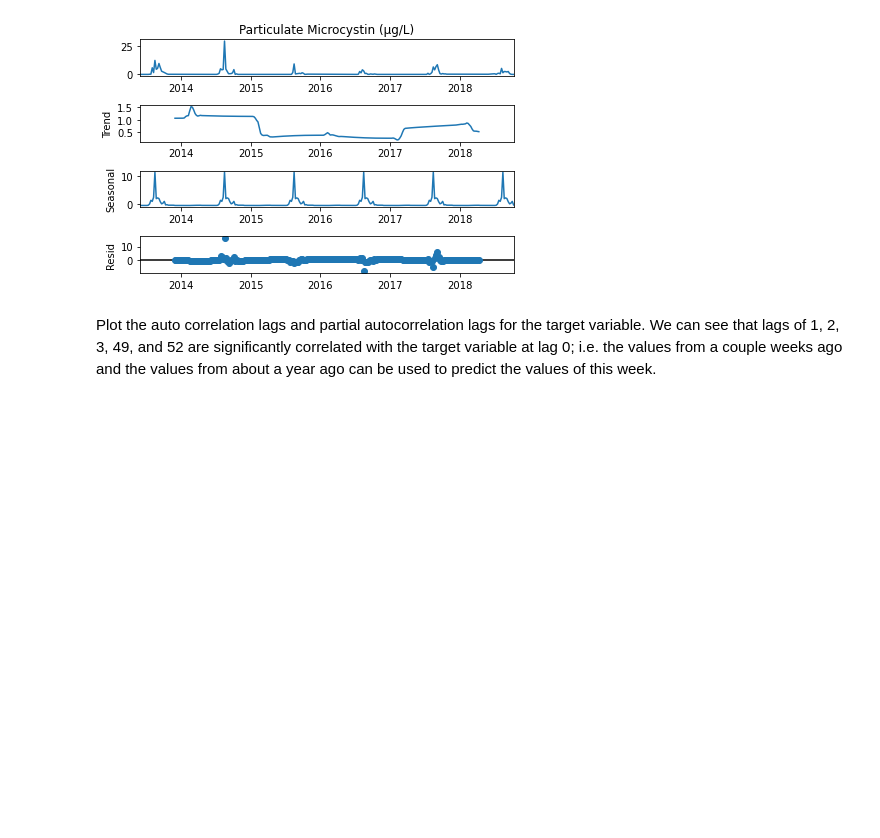
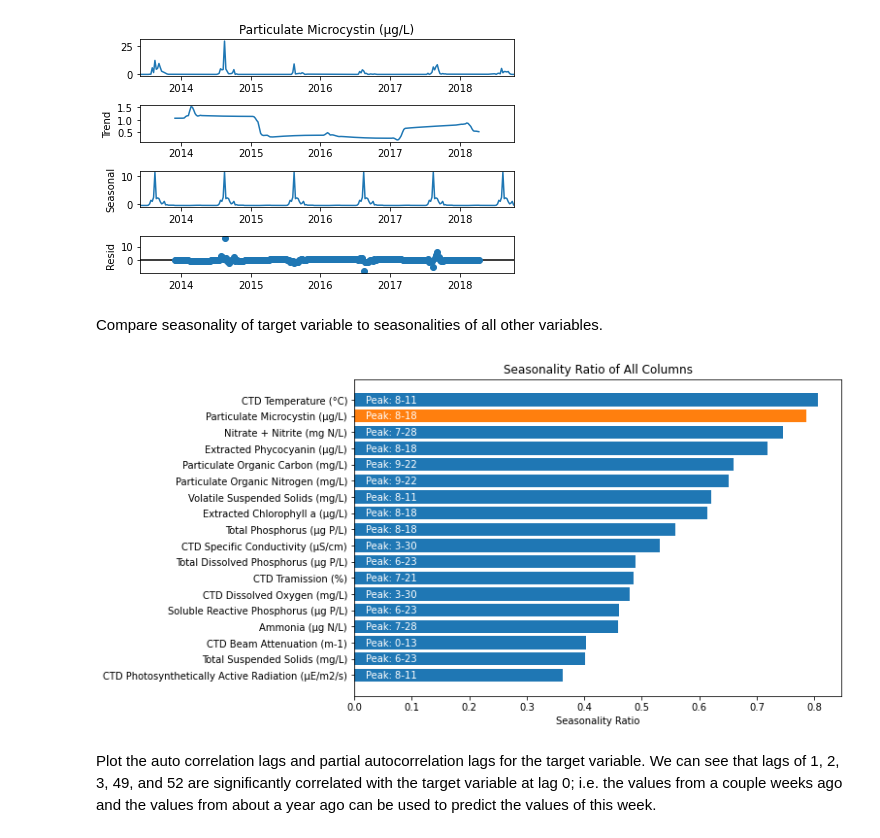
Before and after one commit to marbakes/pca-arima-fun, a Jupyter notebook: Data Processing & Modeling.ipynb, the cells around one changed output. Cells and saved outputs as stored; diff of their text form; code cells hidden in the pictures; blank space fills up the shorter version.

```diff
--- a/Data Processing & Modeling.ipynb
+++ b/Data Processing & Modeling.ipynb
@@ -143,6 +143,38 @@ We see that there is a spike in Particulate Microcystin during summer of each ye
 seasonal_decompose(ts['Particulate Microcystin (µg/L)']).plot();
 # %% [output]
 [figure]
+# %% [markdown]
+Compare seasonality of target variable to seasonalities of all other variables.
+# %%
+seasonalities = {
+    'Column': [],
+    'Seasonality': []
+}
+for column in ts.columns:
+    seasonalities['Column'].append(column)
+    seasonalities['Seasonality'].append(seasonal_decompose(ts[column]).seasonal.std() / ts[column].std())
+
+seasonalities_df = pd.DataFrame(seasonalities).sort_values(by = 'Seasonality', ascending = True)
+
+plt.figure(figsize = (9,6))
+plt.barh(
+    y = seasonalities_df['Column'],
+    width = seasonalities_df['Seasonality']
+)
+plt.barh(
+    y = 'Particulate Microcystin (µg/L)',
+    width = seasonalities_df.loc[seasonalities_df['Column'] == 'Particulate Microcystin (µg/L)', 'Seasonality']
+)
+plt.xlabel("Seasonality Ratio")
+plt.title("Seasonality Ratio of All Columns")
+for column in seasonalities_df['Column']:
+    plt.text(x = 0.02,
+            y = column,
+            s = f"Peak: {seasonal_decompose(ts[column]).seasonal.idxmax().isoformat()[6:10]}",
+            verticalalignment = 'center',
+            color = 'w')
+# %% [output]
+[figure, added]
 # %% [markdown]
 Plot the auto correlation lags and partial autocorrelation lags for the target variable. We can see that lags of 1, 2, 3, 49, and 52 are significantly correlated with the target variable at lag 0; i.e. the values from a couple weeks ago and the values from about a year ago can be used to predict the values of this week.
 # %%
```
Also changed, not shown: parts of 15 cells of this notebook.
